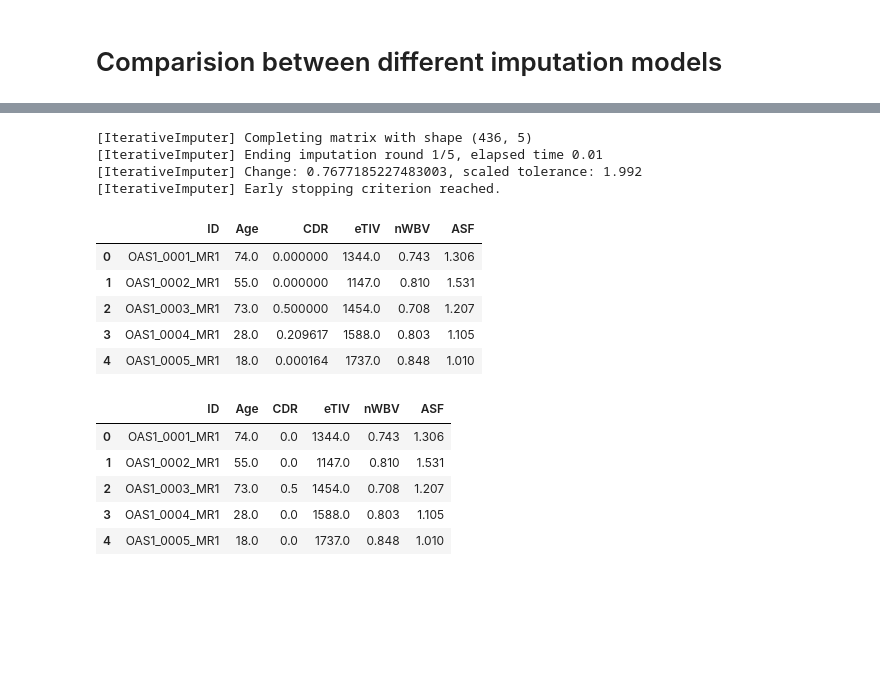
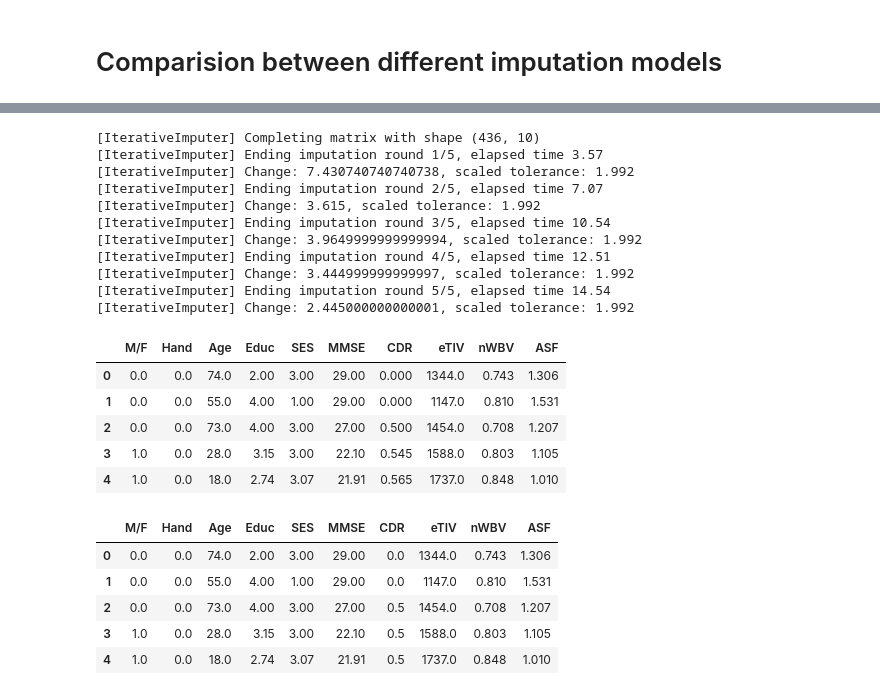
Before and after one commit to RohitBhandarkar/Hybrid-Machine-Learning-Model-for-Early-Detection-of-Alzheimer-s-Disease, a Jupyter notebook: MRI_analysis/data_preprocessing.ipynb, the cells around one changed output, grey strips where cells are left out. Drawn from its saved outputs; the diff is of its cells as text; code cells hidden in the pictures; blank space fills up the shorter version.

```diff
--- a/MRI_analysis/data_preprocessing.ipynb
+++ b/MRI_analysis/data_preprocessing.ipynb
@@ -256,5 +272,16 @@ Thus MICE+LR seems to give the best result of data imputation and thus will be u
 # %%
 raw_data = pd.read_csv('/home/rohitb/projects/ml/Project/assets/OASIS-1/demographic_data/oasis_cross-sectional-5708aa0a98d82080.csv')
-to_impute_data=raw_data.drop(['ID','M/F','Hand','Educ','SES','MMSE','Delay'],axis=1)
+to_impute_data=raw_data.drop(['ID','Delay'],axis=1)
+# Create label encoders for M/F and Hand columns
+le_gender = LabelEncoder()
+le_hand = LabelEncoder()
+
+# Fit and transform the M/F column
+to_impute_data['M/F'] = le_gender.fit_transform(to_impute_data['M/F'])
+
+# Fit and transform the Hand column
+to_impute_data['Hand'] = le_hand.fit_transform(to_impute_data['Hand'])
+
+
 to_impute_data
 # %% [output]
@@ -274,25 +301,31 @@ to_impute_data
 # %%
-lr = LinearRegression()
-imp = IterativeImputer(estimator=lr, verbose=2, max_iter=5, imputation_order='roman')
+lr = RandomForestRegressor(n_estimators=100)
+imp = IterativeImputer(estimator=rf, verbose=2, max_iter=5, imputation_order='roman')
 # %%
 ImputedData = imp.fit_transform(to_impute_data)
 # %% [output]
-[IterativeImputer] Completing matrix with shape (436, 5)
-[IterativeImputer] Ending imputation round 1/5, elapsed time 0.01
-[IterativeImputer] Change: 0.7677185227483003, scaled tolerance: 1.992
-[IterativeImputer] Early stopping criterion reached.
+[IterativeImputer] Completing matrix with shape (436, 10)
+[IterativeImputer] Ending imputation round 1/5, elapsed time 3.57
+[IterativeImputer] Change: 7.430740740740738, scaled tolerance: 1.992
+[IterativeImputer] Ending imputation round 2/5, elapsed time 7.07
+[IterativeImputer] Change: 3.615, scaled tolerance: 1.992
+[IterativeImputer] Ending imputation round 3/5, elapsed time 10.54
+[IterativeImputer] Change: 3.9649999999999994, scaled tolerance: 1.992
+[IterativeImputer] Ending imputation round 4/5, elapsed time 12.51
+[IterativeImputer] Change: 3.444999999999997, scaled tolerance: 1.992
+[IterativeImputer] Ending imputation round 5/5, elapsed time 14.54
+[IterativeImputer] Change: 2.445000000000001, scaled tolerance: 1.992
 # %%
 Imputed_data = pd.DataFrame(ImputedData)
-Imputed_data.columns = ['Age','CDR','eTIV','nWBV','ASF']
-Imputed_data.insert(0,'ID',raw_data['ID'])
+Imputed_data.columns = to_impute_data.columns
 Imputed_data.head()
 # %% [output]
-|  | ID | Age | CDR | eTIV | nWBV | ASF |
-| 0 | OAS1_0001_MR1 | 74.0 | 0.000000 | 1344.0 | 0.743 | 1.306 |
-| 1 | OAS1_0002_MR1 | 55.0 | 0.000000 | 1147.0 | 0.810 | 1.531 |
-| 2 | OAS1_0003_MR1 | 73.0 | 0.500000 | 1454.0 | 0.708 | 1.207 |
-| 3 | OAS1_0004_MR1 | 28.0 | 0.209617 | 1588.0 | 0.803 | 1.105 |
-| 4 | OAS1_0005_MR1 | 18.0 | 0.000164 | 1737.0 | 0.848 | 1.010 |
+|  | M/F | Hand | Age | Educ | SES | MMSE | CDR | eTIV | nWBV | ASF |
+| 0 | 0.0 | 0.0 | 74.0 | 2.00 | 3.00 | 29.00 | 0.000 | 1344.0 | 0.743 | 1.306 |
+| 1 | 0.0 | 0.0 | 55.0 | 4.00 | 1.00 | 29.00 | 0.000 | 1147.0 | 0.810 | 1.531 |
+| 2 | 0.0 | 0.0 | 73.0 | 4.00 | 3.00 | 27.00 | 0.500 | 1454.0 | 0.708 | 1.207 |
+| 3 | 1.0 | 0.0 | 28.0 | 3.15 | 3.00 | 22.10 | 0.545 | 1588.0 | 0.803 | 1.105 |
+| 4 | 1.0 | 0.0 | 18.0 | 2.74 | 3.07 | 21.91 | 0.565 | 1737.0 | 0.848 | 1.010 |
 # %%
 def round_to_half(value):
     return round(value * 2) / 2
@@ -301,11 +334,11 @@ Imputed_data['CDR'] = Imputed_data['CDR'].apply(round_to_half)
 # %%
 Imputed_data.head()
 # %% [output]
-|  | ID | Age | CDR | eTIV | nWBV | ASF |
-| 0 | OAS1_0001_MR1 | 74.0 | 0.0 | 1344.0 | 0.743 | 1.306 |
-| 1 | OAS1_0002_MR1 | 55.0 | 0.0 | 1147.0 | 0.810 | 1.531 |
-| 2 | OAS1_0003_MR1 | 73.0 | 0.5 | 1454.0 | 0.708 | 1.207 |
-| 3 | OAS1_0004_MR1 | 28.0 | 0.0 | 1588.0 | 0.803 | 1.105 |
-| 4 | OAS1_0005_MR1 | 18.0 | 0.0 | 1737.0 | 0.848 | 1.010 |
+|  | M/F | Hand | Age | Educ | SES | MMSE | CDR | eTIV | nWBV | ASF |
+| 0 | 0.0 | 0.0 | 74.0 | 2.00 | 3.00 | 29.00 | 0.0 | 1344.0 | 0.743 | 1.306 |
+| 1 | 0.0 | 0.0 | 55.0 | 4.00 | 1.00 | 29.00 | 0.0 | 1147.0 | 0.810 | 1.531 |
+| 2 | 0.0 | 0.0 | 73.0 | 4.00 | 3.00 | 27.00 | 0.5 | 1454.0 | 0.708 | 1.207 |
+| 3 | 1.0 | 0.0 | 28.0 | 3.15 | 3.00 | 22.10 | 0.5 | 1588.0 | 0.803 | 1.105 |
+| 4 | 1.0 | 0.0 | 18.0 | 2.74 | 3.07 | 21.91 | 0.5 | 1737.0 | 0.848 | 1.010 |
 # %%
 Imputed_data.to_csv('./oasis_cleaned.csv')
```
Also changed, not shown: parts of 17 cells of this notebook, 2 other files.
